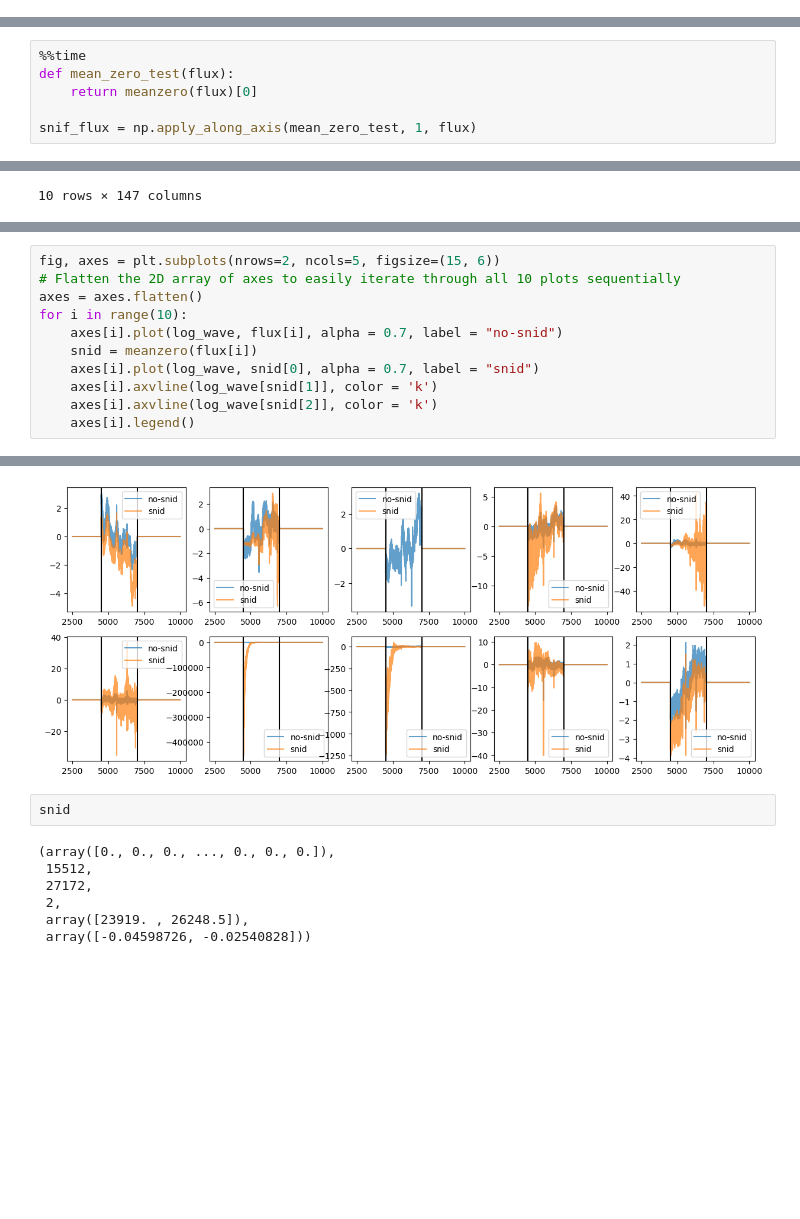
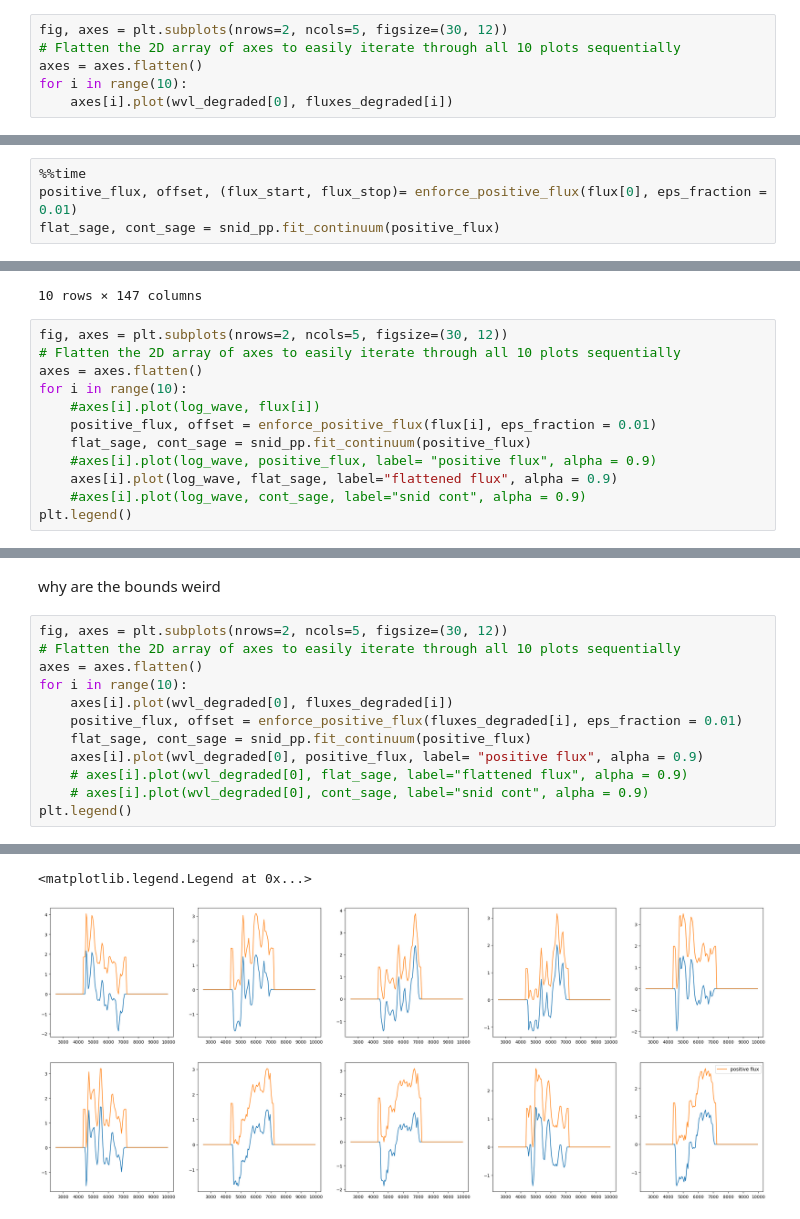
Before and after one commit to Ajb2307/Milligan_ABC-SN, a Jupyter notebook: Processing_function.ipynb, the cells around one changed output, grey strips where cells are left out. Saved outputs shown, nothing was run; the diff lists cells and outputs as text; blank space fills up the shorter version.

Commit message:
a function to preprocess and remove the continuum of the data is created in the notebook, next step will be moving into the py file before running all files

```diff
--- a/Processing_function.ipynb
+++ b/Processing_function.ipynb
@@ -199,0 +332,6 @@ array([0., 0., 0., ..., 0., 0., 0.])
+# %%
+fig, axes = plt.subplots(nrows=2, ncols=5, figsize=(30, 12))
+# Flatten the 2D array of axes to easily iterate through all 10 plots sequentially
+axes = axes.flatten()
+for i in range(10):
+    axes[i].plot(wvl_degraded[0], fluxes_degraded[i])
@@ -200,7 +367,5 @@ array([0., 0., 0., ..., 0., 0., 0.])
 # %%
 %%time
-def mean_zero_test(flux):
-    return meanzero(flux)[0]
-
-snif_flux = np.apply_along_axis(mean_zero_test, 1, flux)
+positive_flux, offset, (flux_start, flux_stop)= enforce_positive_flux(flux[0], eps_fraction = 0.01)
+flat_sage, cont_sage = snid_pp.fit_continuum(positive_flux)
 # %% [output]
@@ -225,3 +418,15 @@ sn_data_degraded
 | 8 | 0.0 | 0.0 | 21.511 | 0.0 | elliptical | 25.492 | 0.282350 | Ia | 0.0 | ... |
 | 9 | 0.0 | 0.0 | 21.601 | 0.0 | elliptical | 19.748 | 0.346380 | Ia | 0.0 | ... |
 10 rows × 147 columns
+# %%
+fig, axes = plt.subplots(nrows=2, ncols=5, figsize=(30, 12))
+# Flatten the 2D array of axes to easily iterate through all 10 plots sequentially
+axes = axes.flatten()
+for i in range(10):
+    #axes[i].plot(log_wave, flux[i])
+    positive_flux, offset = enforce_positive_flux(flux[i], eps_fraction = 0.01)
+    flat_sage, cont_sage = snid_pp.fit_continuum(positive_flux)
+    #axes[i].plot(log_wave, positive_flux, label= "positive flux", alpha = 0.9)
+    axes[i].plot(log_wave, flat_sage, label="flattened flux", alpha = 0.9)
+    #axes[i].plot(log_wave, cont_sage, label="snid cont", alpha = 0.9)
+plt.legend()
@@ -228,12 +436,15 @@ sn_data_degraded
+# %% [markdown]
+why are the bounds weird
 # %%
-fig, axes = plt.subplots(nrows=2, ncols=5, figsize=(15, 6))
+fig, axes = plt.subplots(nrows=2, ncols=5, figsize=(30, 12))
 # Flatten the 2D array of axes to easily iterate through all 10 plots sequentially
 axes = axes.flatten()
 for i in range(10):
-    axes[i].plot(log_wave, flux[i], alpha = 0.7, label = "no-snid")
-    snid = meanzero(flux[i])
-    axes[i].plot(log_wave, snid[0], alpha = 0.7, label = "snid")
-    axes[i].axvline(log_wave[snid[1]], color = 'k')
-    axes[i].axvline(log_wave[snid[2]], color = 'k')
-    axes[i].legend()
+    axes[i].plot(wvl_degraded[0], fluxes_degraded[i])
+    positive_flux, offset = enforce_positive_flux(fluxes_degraded[i], eps_fraction = 0.01)
+    flat_sage, cont_sage = snid_pp.fit_continuum(positive_flux)
+    axes[i].plot(wvl_degraded[0], positive_flux, label= "positive flux", alpha = 0.9)
+    # axes[i].plot(wvl_degraded[0], flat_sage, label="flattened flux", alpha = 0.9)
+    # axes[i].plot(wvl_degraded[0], cont_sage, label="snid cont", alpha = 0.9)
+plt.legend()
 # %% [output]
@@ -240,10 +461,2 @@ for i in range(10):
+<matplotlib.legend.Legend at 0x...>
-[figure, old version]
+[figure, new version]
-# %%
-snid
-# %% [output]
-(array([0., 0., 0., ..., 0., 0., 0.]),
- 15512,
- 27172,
- 2,
- array([23919. , 26248.5]),
- array([-0.04598726, -0.02540828]))
```
Also changed, not shown: parts of 20 cells of this notebook, 1 other file.
